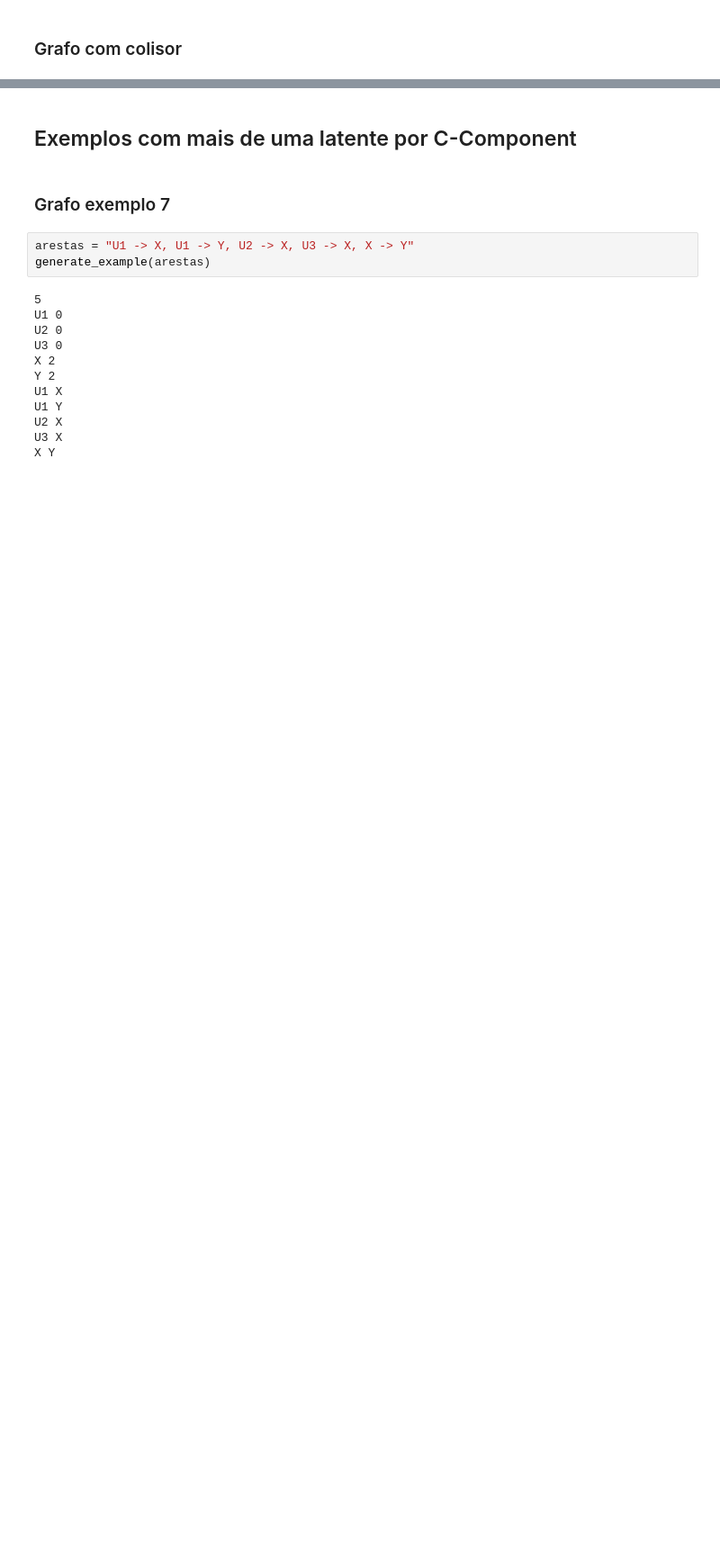
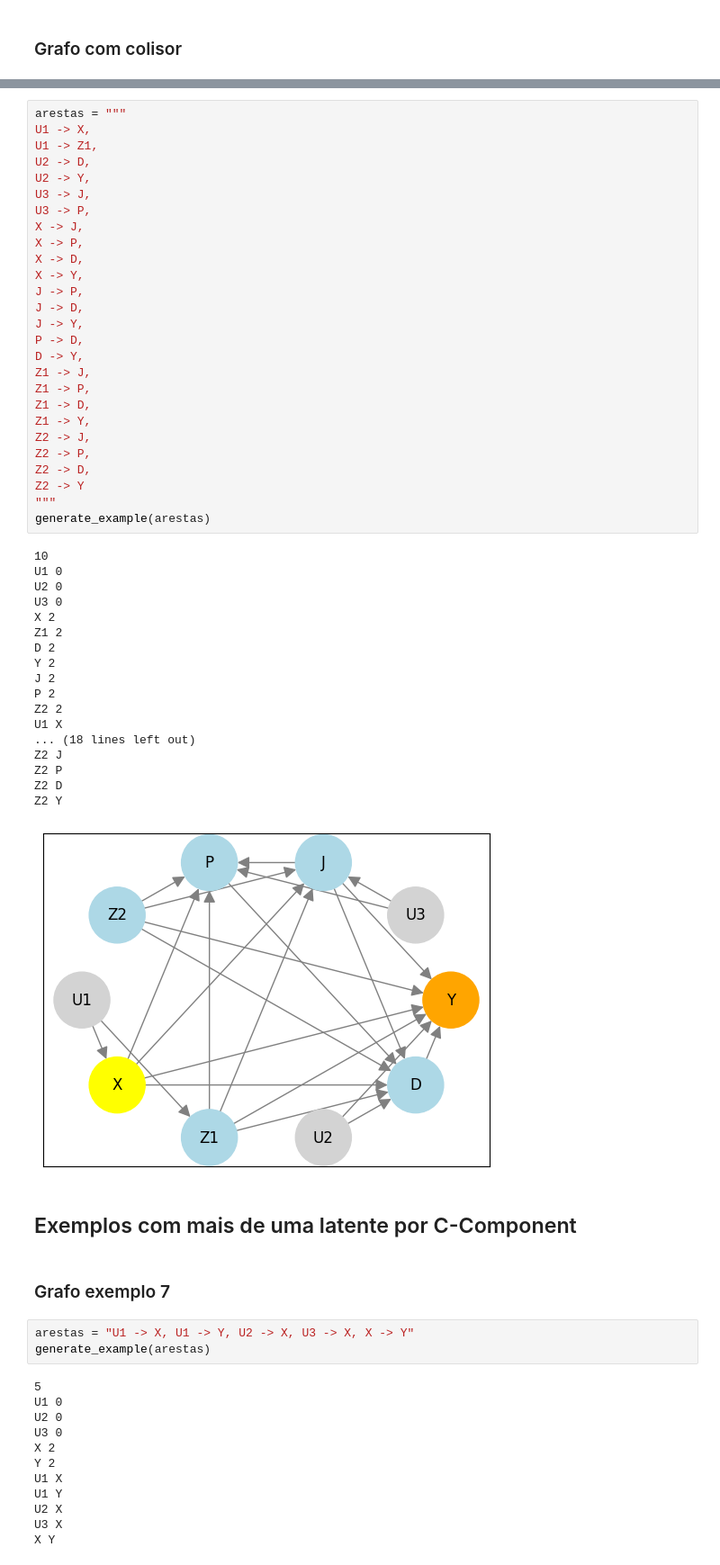
Before and after one commit to Causal-Inference-Group-C4AI/exemplos_de_grafos, a Jupyter notebook: grafos.ipynb, the cells around one changed output, grey strips where cells are left out. Shown: that part at 90% size. Drawn from its saved outputs; the diff is of its cells as text; blank space fills up the shorter version.

Commit message:
Added COMPAS example

```diff
--- a/grafos.ipynb
+++ b/grafos.ipynb
@@ -184,3 +186,49 @@ Z Y
+# %%
+arestas = """
+U1 -> X,
+U1 -> Z1,
+U2 -> D,
+U2 -> Y,
+U3 -> J,
+U3 -> P,
+X -> J,
+X -> P,
+X -> D,
+X -> Y,
+J -> P,
+J -> D,
+J -> Y,
+P -> D,
+D -> Y,
+Z1 -> J,
+Z1 -> P,
+Z1 -> D,
+Z1 -> Y,
+Z2 -> J,
+Z2 -> P,
+Z2 -> D,
+Z2 -> Y
+"""
+generate_example(arestas)
+# %% [output]
+10
+U1 0
+U2 0
+U3 0
+X 2
+Z1 2
+D 2
+Y 2
+J 2
+P 2
+Z2 2
+U1 X
+... (18 lines left out)
+Z2 J
+Z2 P
+Z2 D
+Z2 Y
+[figure, added]
 # %% [markdown]
 ## Exemplos com mais de uma latente por C-Component
 # %% [markdown]
```
Also changed, not shown: parts of 11 cells of this notebook.
